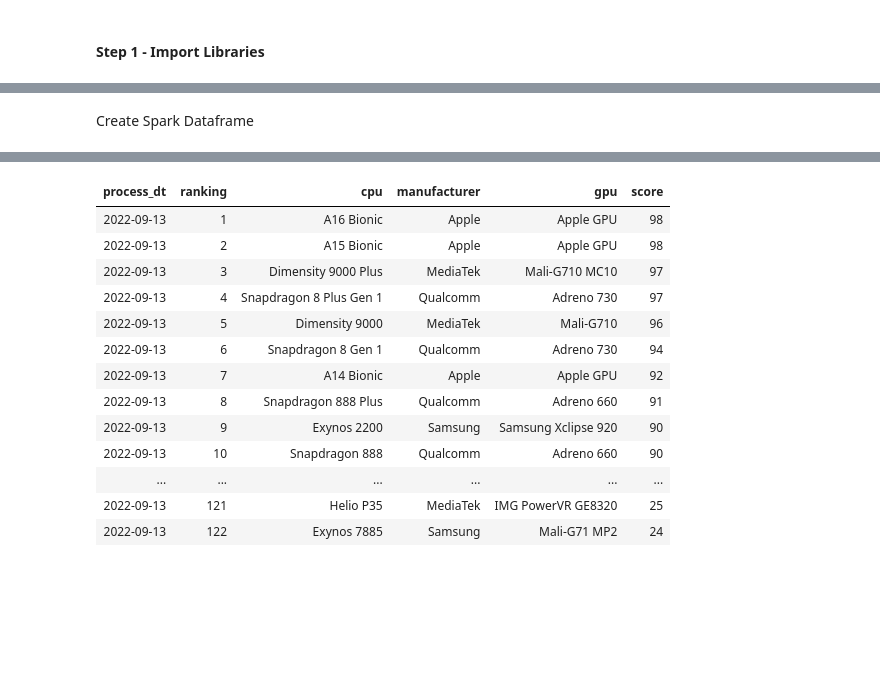
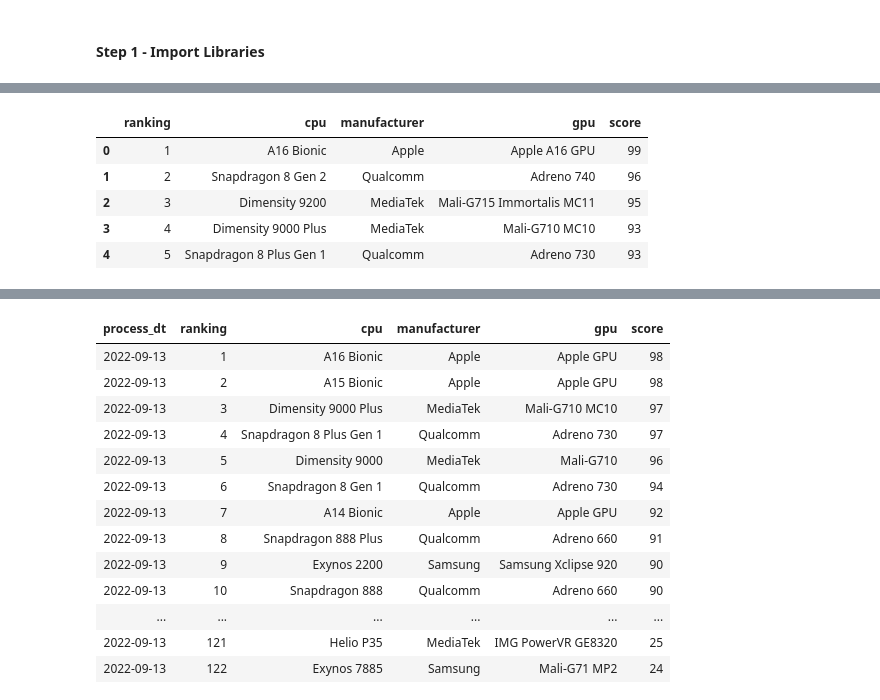
Before and after one commit to jbrekes/Device-Clustering-Project, a Jupyter notebook: cpu_performance_scraping/CPU Performance Ranking.ipynb, the cells around one changed output, grey strips where cells are left out. Cells and saved outputs as stored; diff of their text form; code cells hidden in the pictures; blank space fills up the shorter version.

```diff
--- a/cpu_performance_scraping/CPU Performance Ranking.ipynb
+++ b/cpu_performance_scraping/CPU Performance Ranking.ipynb
@@ -86,6 +72,5 @@ score = [result.find('div', {'class':'table-list-score-box'}).get_text() for res
-# %% [markdown]
-Create Spark Dataframe
 # %%
-# Convert into Spark DataFrame
-spark_df = spark.createDataFrame(pd.DataFrame({'ranking':ranking, 'cpu':cpu, 'manufacturer':man, 'gpu':gpu, 'score':score}))
+df = pd.DataFrame({'ranking':ranking, 'cpu':cpu, 'manufacturer':man, 'gpu':gpu, 'score':score})
+
+df.head()
 # %% [output]
@@ -92,0 +77,6 @@ spark_df = spark.createDataFrame(pd.DataFrame({'ranking':ranking, 'cpu':cpu, 'ma
+|  | ranking | cpu | manufacturer | gpu | score |
+| 0 | 1 | A16 Bionic | Apple | Apple A16 GPU | 99 |
+| 1 | 2 | Snapdragon 8 Gen 2 | Qualcomm | Adreno 740 | 96 |
+| 2 | 3 | Dimensity 9200 | MediaTek | Mali-G715 Immortalis MC11 | 95 |
+| 3 | 4 | Dimensity 9000 Plus | MediaTek | Mali-G710 MC10 | 93 |
+| 4 | 5 | Snapdragon 8 Plus Gen 1 | Qualcomm | Adreno 730 | 93 |
```
Also changed, not shown: parts of 33 cells of this notebook, 1 other file.
